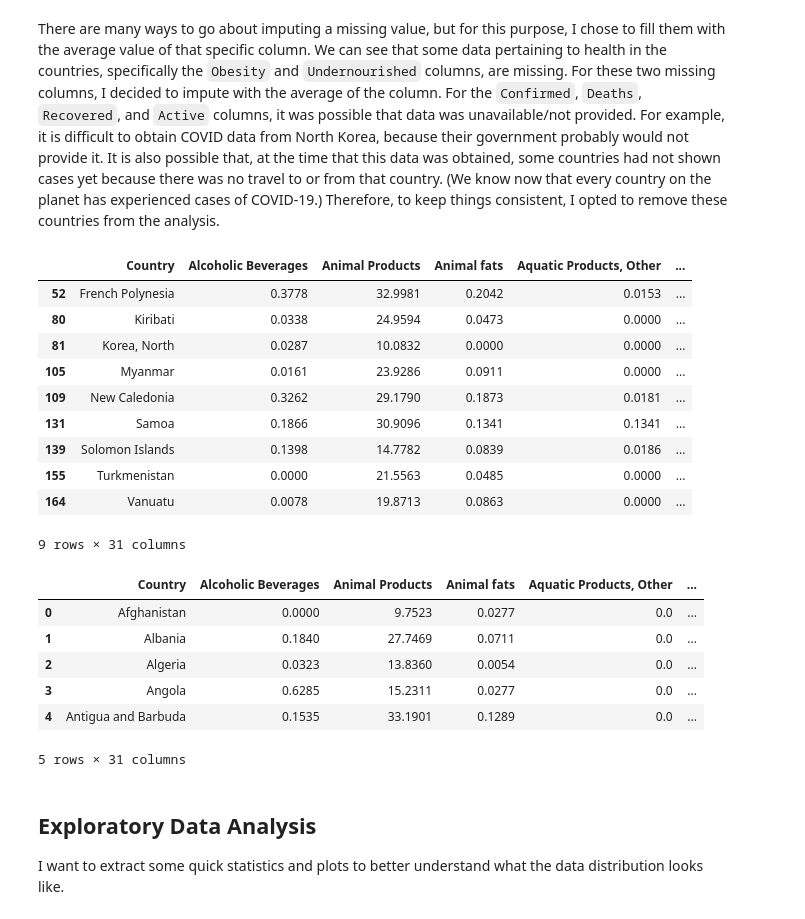
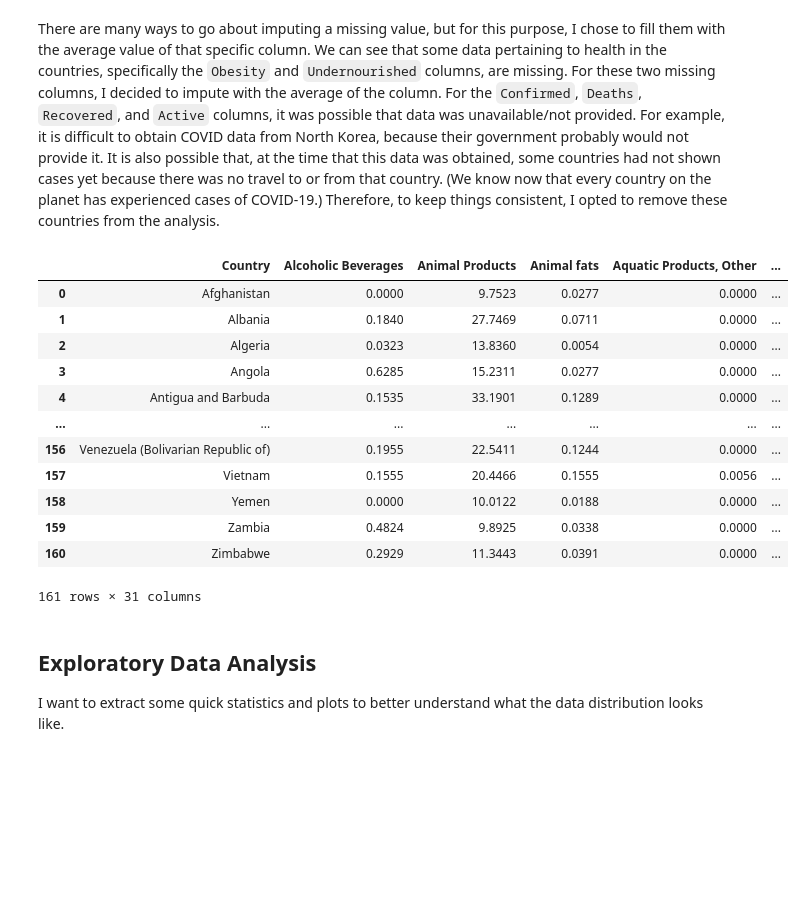
Before and after one commit to justinlu09/COVID-Food-Analysis, a Jupyter notebook: Relationship Between COVID-19 and Nutrition.ipynb, the cells around one changed output. Drawn from its saved outputs; the diff is of its cells as text; code cells hidden in the pictures; blank space fills up the shorter version.

```diff
--- a/Relationship Between COVID-19 and Nutrition.ipynb
+++ b/Relationship Between COVID-19 and Nutrition.ipynb
@@ -111,33 +111,25 @@ protein['Undernourished'] = np.array(protein['Undernourished']).astype(np.float)
 # %%
 protein['Obesity'] = protein['Obesity'].fillna(protein['Obesity'].mean())
 protein['Undernourished'] = protein['Undernourished'].fillna(np.nanmean(protein['Undernourished']))
-# %%
-protein[protein['Confirmed'].isna() == True]
-# %% [output]
-|  | Country | Alcoholic Beverages | Animal Products | Animal fats | Aquatic Products, Other | ... |
-| 52 | French Polynesia | 0.3778 | 32.9981 | 0.2042 | 0.0153 | ... |
-| 80 | Kiribati | 0.0338 | 24.9594 | 0.0473 | 0.0000 | ... |
-| 81 | Korea, North | 0.0287 | 10.0832 | 0.0000 | 0.0000 | ... |
-| 105 | Myanmar | 0.0161 | 23.9286 | 0.0911 | 0.0000 | ... |
-| 109 | New Caledonia | 0.3262 | 29.1790 | 0.1873 | 0.0181 | ... |
-| 131 | Samoa | 0.1866 | 30.9096 | 0.1341 | 0.1341 | ... |
-| 139 | Solomon Islands | 0.1398 | 14.7782 | 0.0839 | 0.0186 | ... |
-| 155 | Turkmenistan | 0.0000 | 21.5563 | 0.0485 | 0.0000 | ... |
-| 164 | Vanuatu | 0.0078 | 19.8713 | 0.0863 | 0.0000 | ... |
-9 rows × 31 columns
 # %%
 protein = protein.drop(np.array(protein[protein['Confirmed'].isna() == True].index), axis = 0).reset_index(drop = True)
 # %%
 # cleaned dataset
-protein.head()
+protein
 # %% [output]
 |  | Country | Alcoholic Beverages | Animal Products | Animal fats | Aquatic Products, Other | ... |
-| 0 | Afghanistan | 0.0000 | 9.7523 | 0.0277 | 0.0 | ... |
-| 1 | Albania | 0.1840 | 27.7469 | 0.0711 | 0.0 | ... |
-| 2 | Algeria | 0.0323 | 13.8360 | 0.0054 | 0.0 | ... |
-| 3 | Angola | 0.6285 | 15.2311 | 0.0277 | 0.0 | ... |
-| 4 | Antigua and Barbuda | 0.1535 | 33.1901 | 0.1289 | 0.0 | ... |
+| 0 | Afghanistan | 0.0000 | 9.7523 | 0.0277 | 0.0000 | ... |
+| 1 | Albania | 0.1840 | 27.7469 | 0.0711 | 0.0000 | ... |
+| 2 | Algeria | 0.0323 | 13.8360 | 0.0054 | 0.0000 | ... |
+| 3 | Angola | 0.6285 | 15.2311 | 0.0277 | 0.0000 | ... |
+| 4 | Antigua and Barbuda | 0.1535 | 33.1901 | 0.1289 | 0.0000 | ... |
+| ... | ... | ... | ... | ... | ... | ... |
+| 156 | Venezuela (Bolivarian Republic of) | 0.1955 | 22.5411 | 0.1244 | 0.0000 | ... |
+| 157 | Vietnam | 0.1555 | 20.4466 | 0.1555 | 0.0056 | ... |
+| 158 | Yemen | 0.0000 | 10.0122 | 0.0188 | 0.0000 | ... |
+| 159 | Zambia | 0.4824 | 9.8925 | 0.0338 | 0.0000 | ... |
+| 160 | Zimbabwe | 0.2929 | 11.3443 | 0.0391 | 0.0000 | ... |
-5 rows × 31 columns
+161 rows × 31 columns
 # %% [markdown]
 ## Exploratory Data Analysis
 
```
Also changed, not shown: parts of 25 cells of this notebook.
